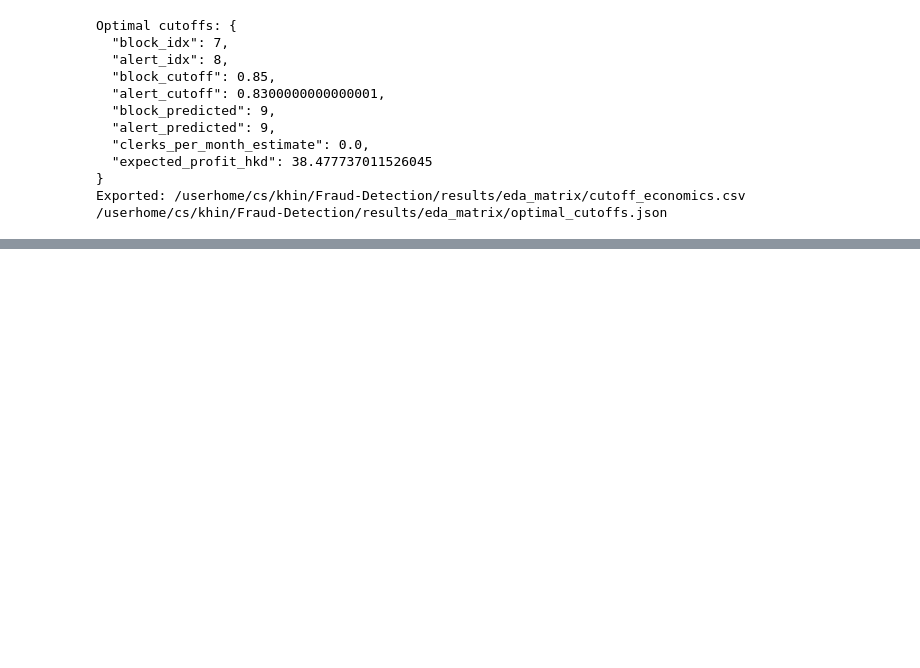
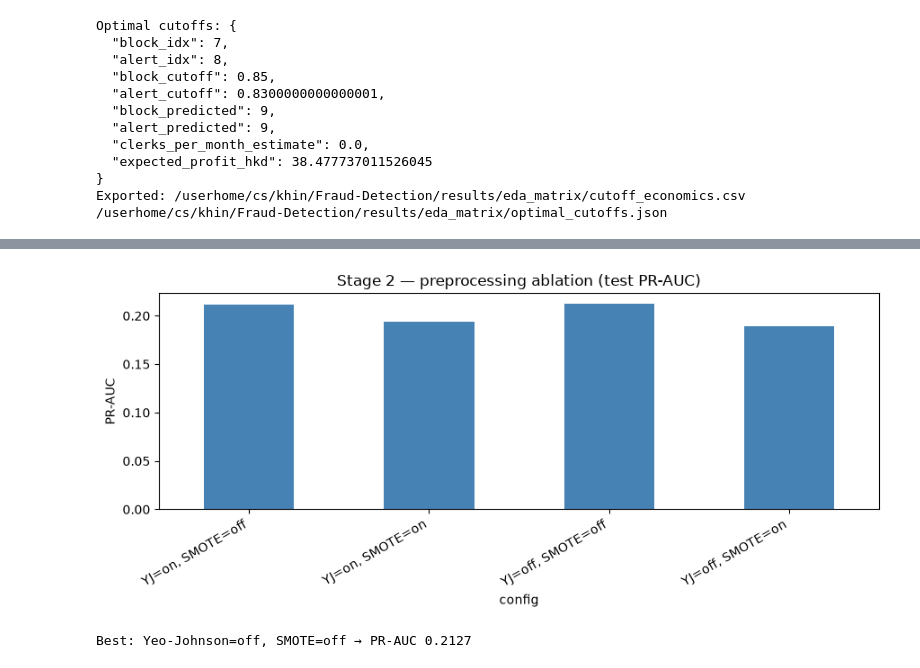
Before and after one commit to kin-mrqz/fraud-detection-eda, a Jupyter notebook: notebooks/experiments/eda_gap_matrix_executed.ipynb, the cells around one changed output, grey strips where cells are left out. Drawn from its saved outputs; the diff is of its cells as text; code cells hidden in the pictures; blank space fills up the shorter version.

```diff
--- a/notebooks/experiments/eda_gap_matrix_executed.ipynb
+++ b/notebooks/experiments/eda_gap_matrix_executed.ipynb
@@ -652 +631,24 @@ Stage 2 skipped — enable RUN_STAGE2 after Stage 1 gate.
+# %%
+if RUN_STAGE2 and stage2_results:
+    stage2_df = pd.DataFrame(stage2_results)
+    stage2_df["label"] = stage2_df.apply(
+        lambda r: f"YJ={'on' if r['use_yeo_johnson'] else 'off'}, SMOTE={'on' if r['use_smote'] else 'off'}",
+        axis=1,
+    )
+    best2 = stage2_df.sort_values('pr_auc', ascending=False).iloc[0]
+    fig, ax = plt.subplots(figsize=(9, 4))
+    stage2_df.plot.bar(x='label', y='pr_auc', ax=ax, legend=False, color='steelblue')
+    ax.set_title('Stage 2 — preprocessing ablation (test PR-AUC)')
+    ax.set_ylabel('PR-AUC')
+    ax.set_xlabel('config')
+    plt.xticks(rotation=30, ha='right')
+    plt.tight_layout()
+    plt.show()
+    print(
+        f"Best: Yeo-Johnson={'on' if best2['use_yeo_johnson'] else 'off'}, "
+        f"SMOTE={'on' if best2['use_smote'] else 'off'} → PR-AUC {best2['pr_auc']:.4f}"
+    )
+# %% [output]
+[figure, added]
+Best: Yeo-Johnson=off, SMOTE=off → PR-AUC 0.2127
 # %%
```
Also changed, not shown: parts of 17 cells of this notebook, 5 other files.
